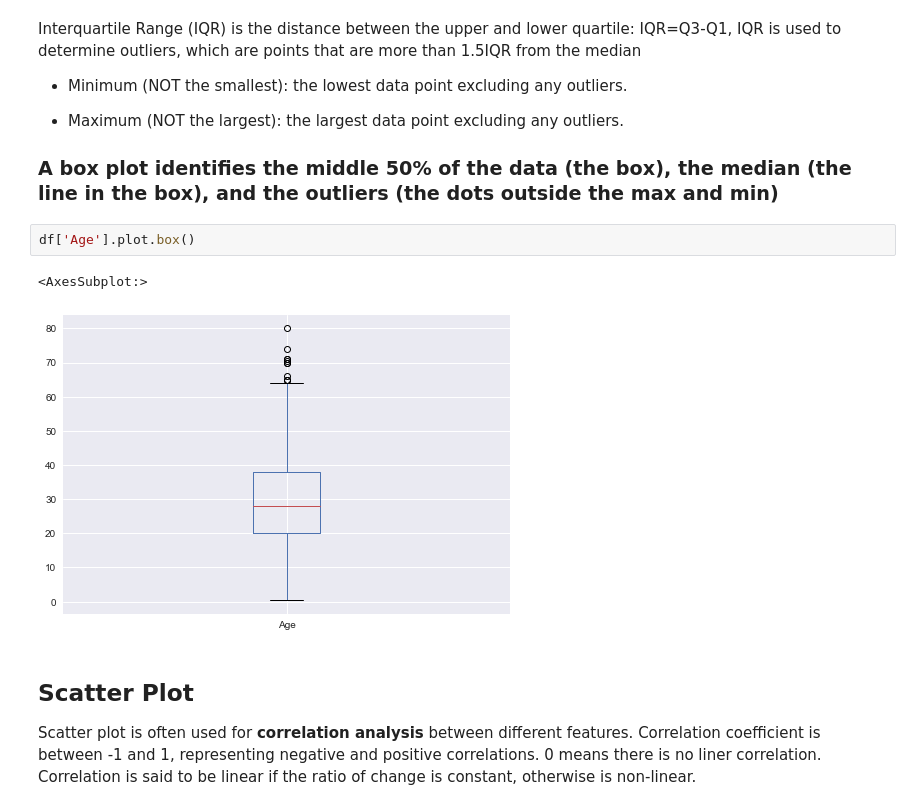
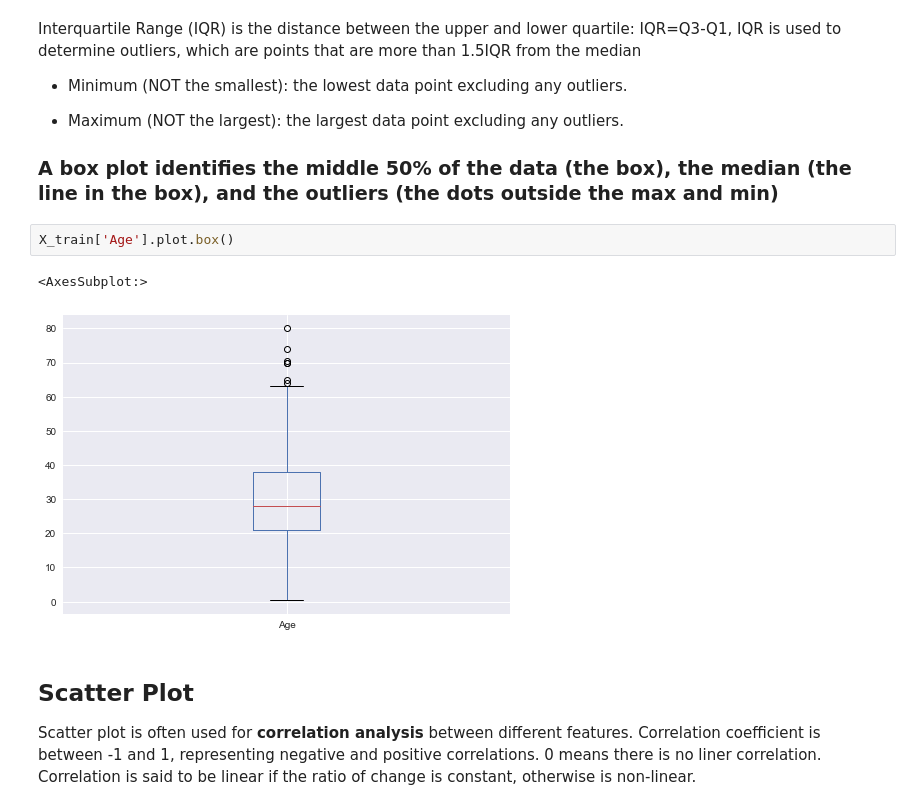
Before and after one commit to harrywang/mini-ml, a Jupyter notebook: mini-ds.ipynb, the cells around one changed output. Saved outputs shown, nothing was run; the diff lists cells and outputs as text.

```diff
--- a/mini-ds.ipynb
+++ b/mini-ds.ipynb
@@ -212,10 +212,10 @@ IQR is used to determine outliers, which are points that are more than 1.5IQR fr
 
 ### A box plot identifies the middle 50% of the data (the box), the median (the line in the box), and the outliers (the dots outside the max and min)
 # %%
-df['Age'].plot.box()
+X_train['Age'].plot.box()
 # %% [output]
 <AxesSubplot:>
-[figure, old version]
+[figure, new version]
 # %% [markdown]
 ## Scatter Plot
 
```
Also changed, not shown: parts of 20 cells of this notebook, 1 other file.
